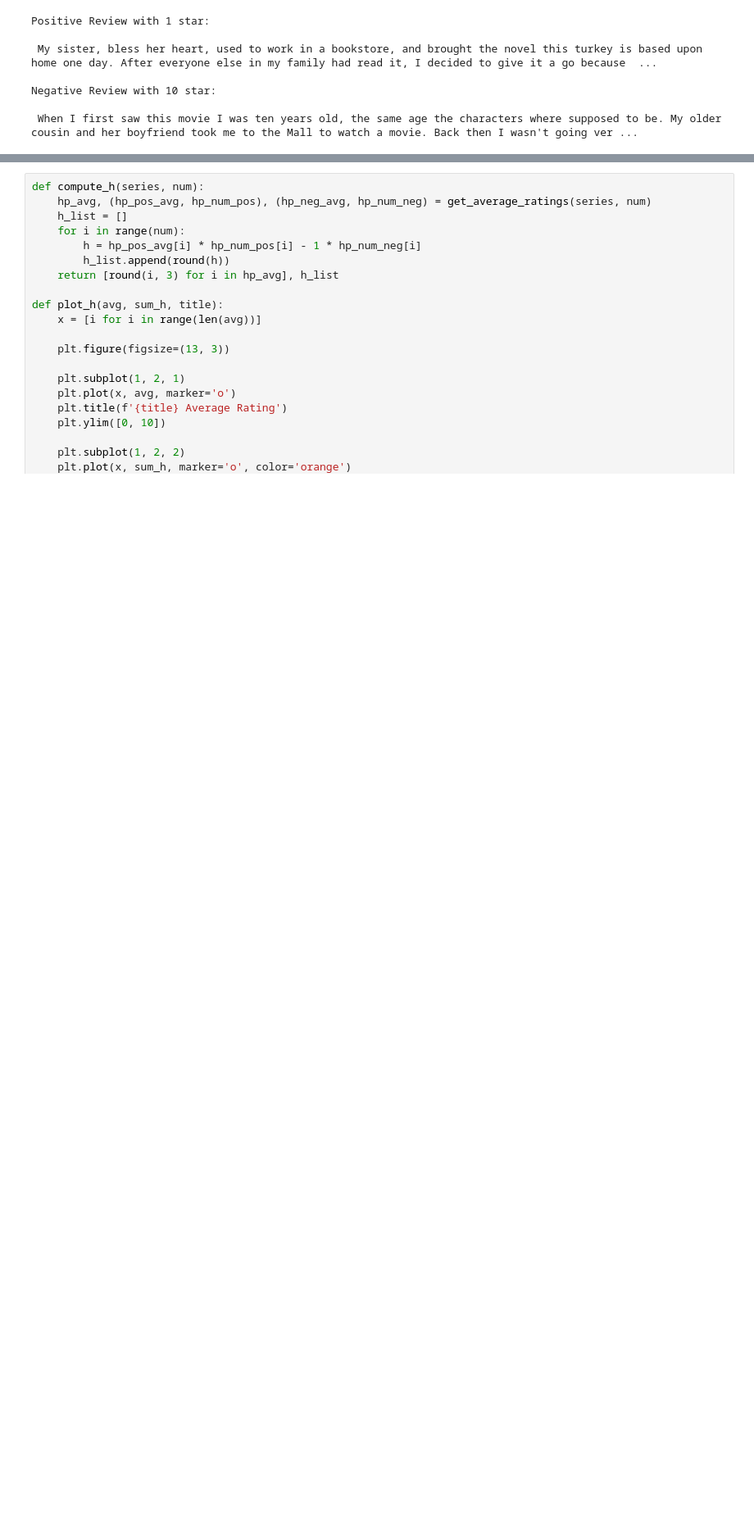
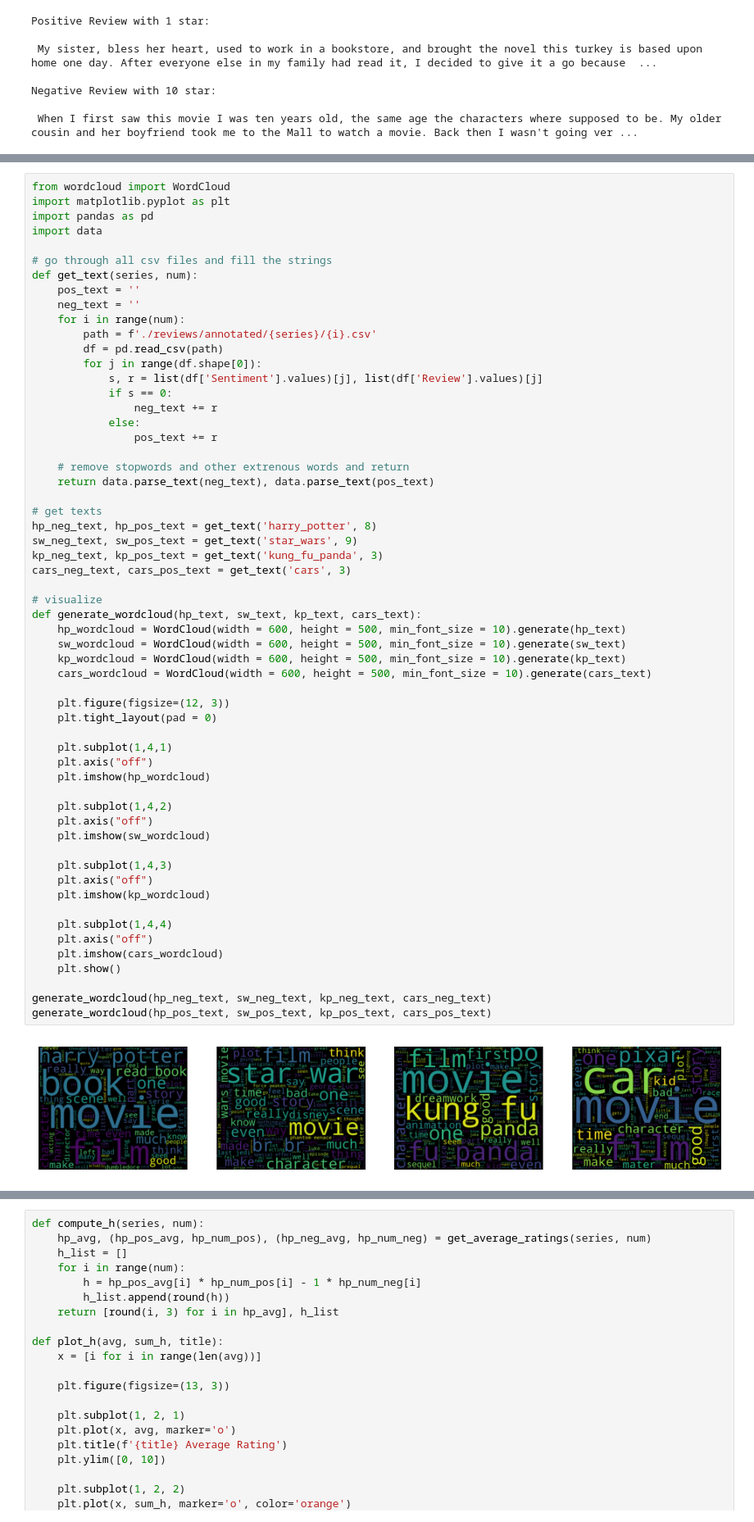
Before and after one commit to jcheigh/Sequels-Sentiment-Analysis, a Jupyter notebook: main.ipynb, the cells around one changed output, grey strips where cells are left out. Shown at 82% size. Drawn from its saved outputs; the diff is of its cells as text; blank space fills up the shorter version.

```diff
--- a/main.ipynb
+++ b/main.ipynb
@@ -743,0 +746,60 @@ Negative Review with 10 star:
+# %%
+from wordcloud import WordCloud
+import matplotlib.pyplot as plt
+import pandas as pd
+import data
+
+# go through all csv files and fill the strings
+def get_text(series, num):
+    pos_text = ''
+    neg_text = ''
+    for i in range(num):
+        path = f'./reviews/annotated/{series}/{i}.csv'
+        df = pd.read_csv(path)
+        for j in range(df.shape[0]):
+            s, r = list(df['Sentiment'].values)[j], list(df['Review'].values)[j]
+            if s == 0:
+                neg_text += r
+            else:
+                pos_text += r
+
+    # remove stopwords and other extrenous words and return
+    return data.parse_text(neg_text), data.parse_text(pos_text)
+
+# get texts
+hp_neg_text, hp_pos_text = get_text('harry_potter', 8)
+sw_neg_text, sw_pos_text = get_text('star_wars', 9)
+kp_neg_text, kp_pos_text = get_text('kung_fu_panda', 3)
+cars_neg_text, cars_pos_text = get_text('cars', 3)
+
+# visualize
+def generate_wordcloud(hp_text, sw_text, kp_text, cars_text):
+    hp_wordcloud = WordCloud(width = 600, height = 500, min_font_size = 10).generate(hp_text)
+    sw_wordcloud = WordCloud(width = 600, height = 500, min_font_size = 10).generate(sw_text)
+    kp_wordcloud = WordCloud(width = 600, height = 500, min_font_size = 10).generate(kp_text)
+    cars_wordcloud = WordCloud(width = 600, height = 500, min_font_size = 10).generate(cars_text)
+
+    plt.figure(figsize=(12, 3))
+    plt.tight_layout(pad = 0)
+
+    plt.subplot(1,4,1)
+    plt.axis("off")
+    plt.imshow(hp_wordcloud)
+
+    plt.subplot(1,4,2)
+    plt.axis("off")
+    plt.imshow(sw_wordcloud)
+
+    plt.subplot(1,4,3)
+    plt.axis("off")
+    plt.imshow(kp_wordcloud)
+
+    plt.subplot(1,4,4)
+    plt.axis("off")
+    plt.imshow(cars_wordcloud)
+    plt.show()
+
+generate_wordcloud(hp_neg_text, sw_neg_text, kp_neg_text, cars_neg_text)
+generate_wordcloud(hp_pos_text, sw_pos_text, kp_pos_text, cars_pos_text)
+# %% [output]
+[figure, added]
```
Also changed, not shown: parts of 7 cells of this notebook.
